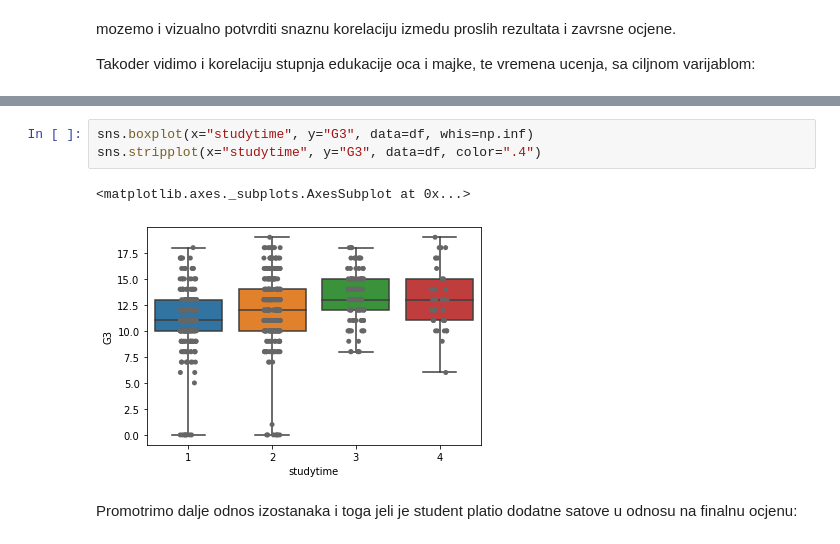
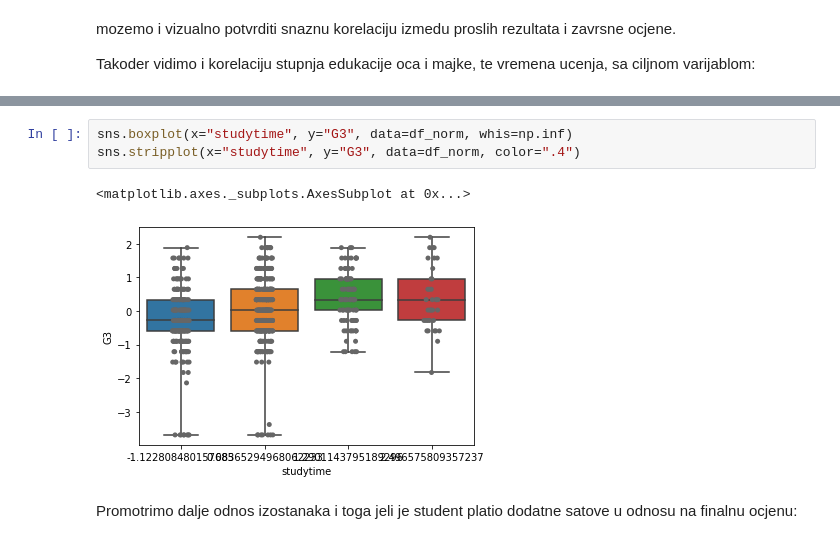
Before and after one commit to frainfreeze/studying, a Jupyter notebook: university/12032-DecisionMakingSuportSystems/project/project.ipynb, the cells around one changed output, grey strips where cells are left out. Saved outputs shown, nothing was run; the diff lists cells and outputs as text.

```diff
--- a/university/12032-DecisionMakingSuportSystems/project/project.ipynb
+++ b/university/12032-DecisionMakingSuportSystems/project/project.ipynb
@@ -237,9 +228,9 @@ sns.stripplot(x="Fedu", y="G3", data=df, color=".4")
 # %%
-sns.boxplot(x="studytime", y="G3", data=df, whis=np.inf)
-sns.stripplot(x="studytime", y="G3", data=df, color=".4")
+sns.boxplot(x="studytime", y="G3", data=df_norm, whis=np.inf)
+sns.stripplot(x="studytime", y="G3", data=df_norm, color=".4")
 # %% [output]
 <matplotlib.axes._subplots.AxesSubplot at 0x...>
-[figure, old version]
+[figure, new version]
 # %% [markdown]
 Promotrimo dalje odnos izostanaka i toga jeli je student platio dodatne satove
 u odnosu na finalnu ocjenu:
```
Also changed, not shown: parts of 12 cells of this notebook, 2 other files.
